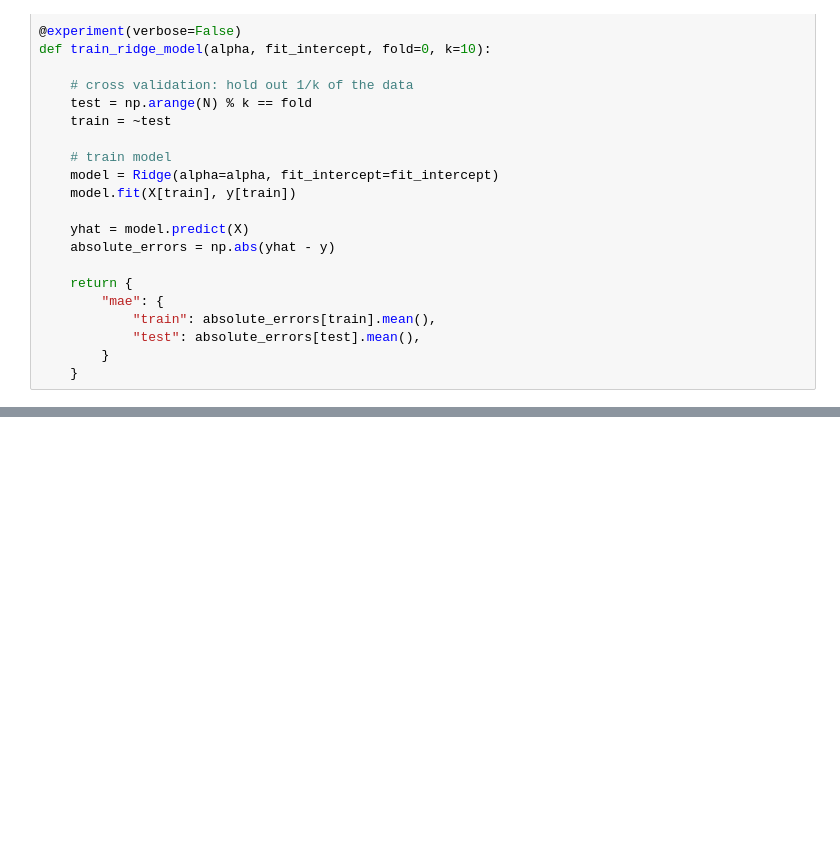
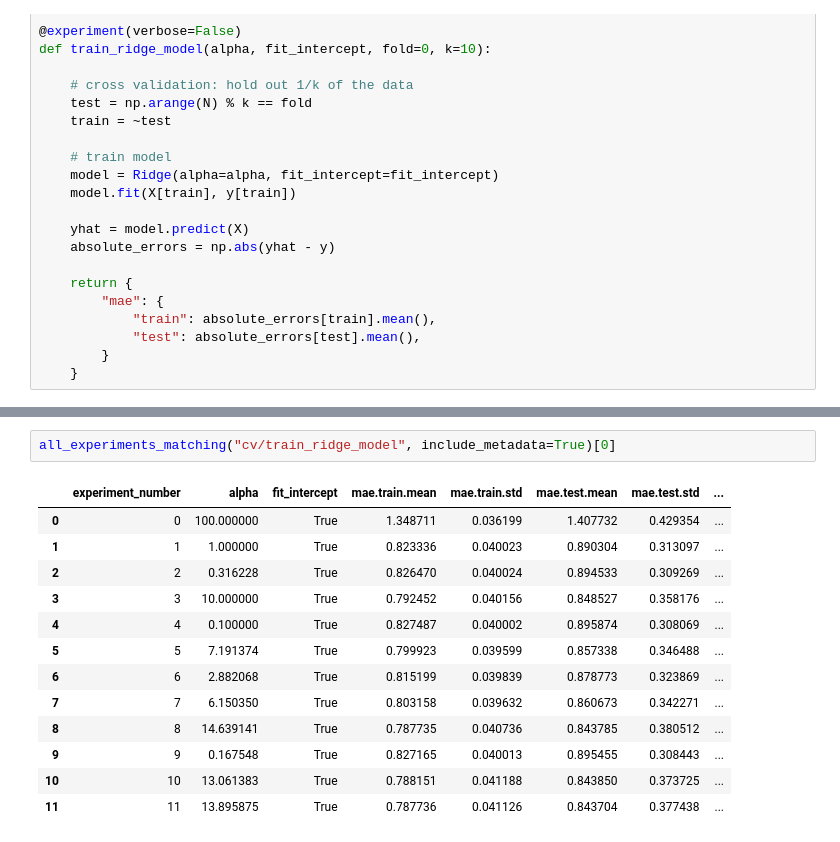
Before and after one commit to jla-gardner/digital-experiments, a Jupyter notebook: examples/cross-validated-optimization.ipynb, the cells around one changed output, grey strips where cells are left out. Saved outputs shown, nothing was run; the diff lists cells and outputs as text; blank space fills up the shorter version.

```diff
--- a/examples/cross-validated-optimization.ipynb
+++ b/examples/cross-validated-optimization.ipynb
@@ -73,6 +74,22 @@ dict(df.sort_values("mae.train.mean").iloc[0])
  'mae.train.std': 0.04073620583711054,
  'mae.test.mean': 0.8437848879220533,
  'mae.test.std': 0.380512338950564}
+# %%
+all_experiments_matching("cv/train_ridge_model", include_metadata=True)[0]
+# %% [output]
+|  | experiment_number | alpha | fit_intercept | mae.train.mean | mae.train.std | mae.test.mean | mae.test.std | ... |
+| 0 | 0 | 100.000000 | True | 1.348711 | 0.036199 | 1.407732 | 0.429354 | ... |
+| 1 | 1 | 1.000000 | True | 0.823336 | 0.040023 | 0.890304 | 0.313097 | ... |
+| 2 | 2 | 0.316228 | True | 0.826470 | 0.040024 | 0.894533 | 0.309269 | ... |
+| 3 | 3 | 10.000000 | True | 0.792452 | 0.040156 | 0.848527 | 0.358176 | ... |
+| 4 | 4 | 0.100000 | True | 0.827487 | 0.040002 | 0.895874 | 0.308069 | ... |
+| 5 | 5 | 7.191374 | True | 0.799923 | 0.039599 | 0.857338 | 0.346488 | ... |
+| 6 | 6 | 2.882068 | True | 0.815199 | 0.039839 | 0.878773 | 0.323869 | ... |
+| 7 | 7 | 6.150350 | True | 0.803158 | 0.039632 | 0.860673 | 0.342271 | ... |
+| 8 | 8 | 14.639141 | True | 0.787735 | 0.040736 | 0.843785 | 0.380512 | ... |
+| 9 | 9 | 0.167548 | True | 0.827165 | 0.040013 | 0.895455 | 0.308443 | ... |
+| 10 | 10 | 13.061383 | True | 0.788151 | 0.041188 | 0.843850 | 0.373725 | ... |
+| 11 | 11 | 13.895875 | True | 0.787736 | 0.041126 | 0.843704 | 0.377438 | ... |
 # %%
 from digital_experiments.plots import gif
 import matplotlib.pyplot as plt
```
Also changed, not shown: parts of 5 cells of this notebook, 6 other files.
